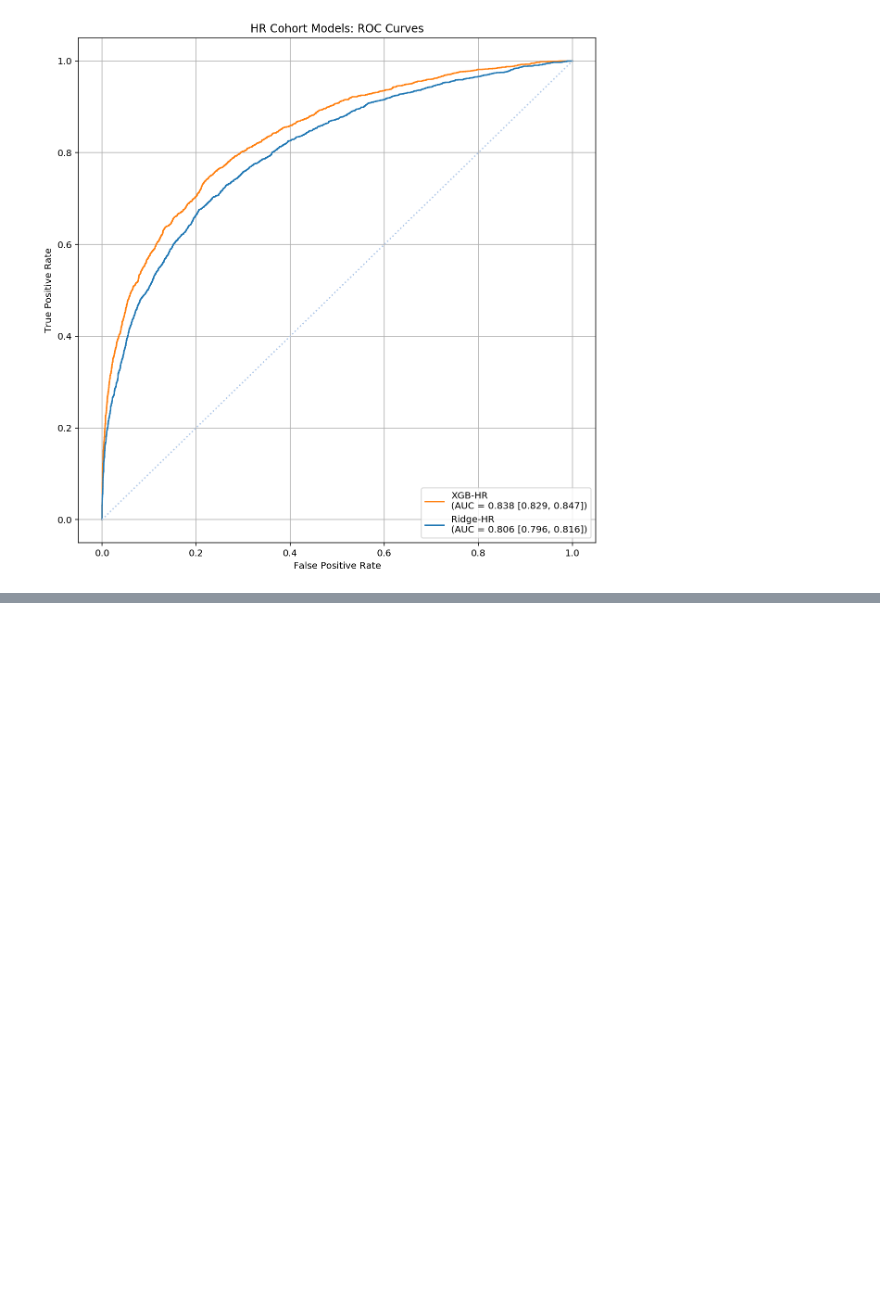
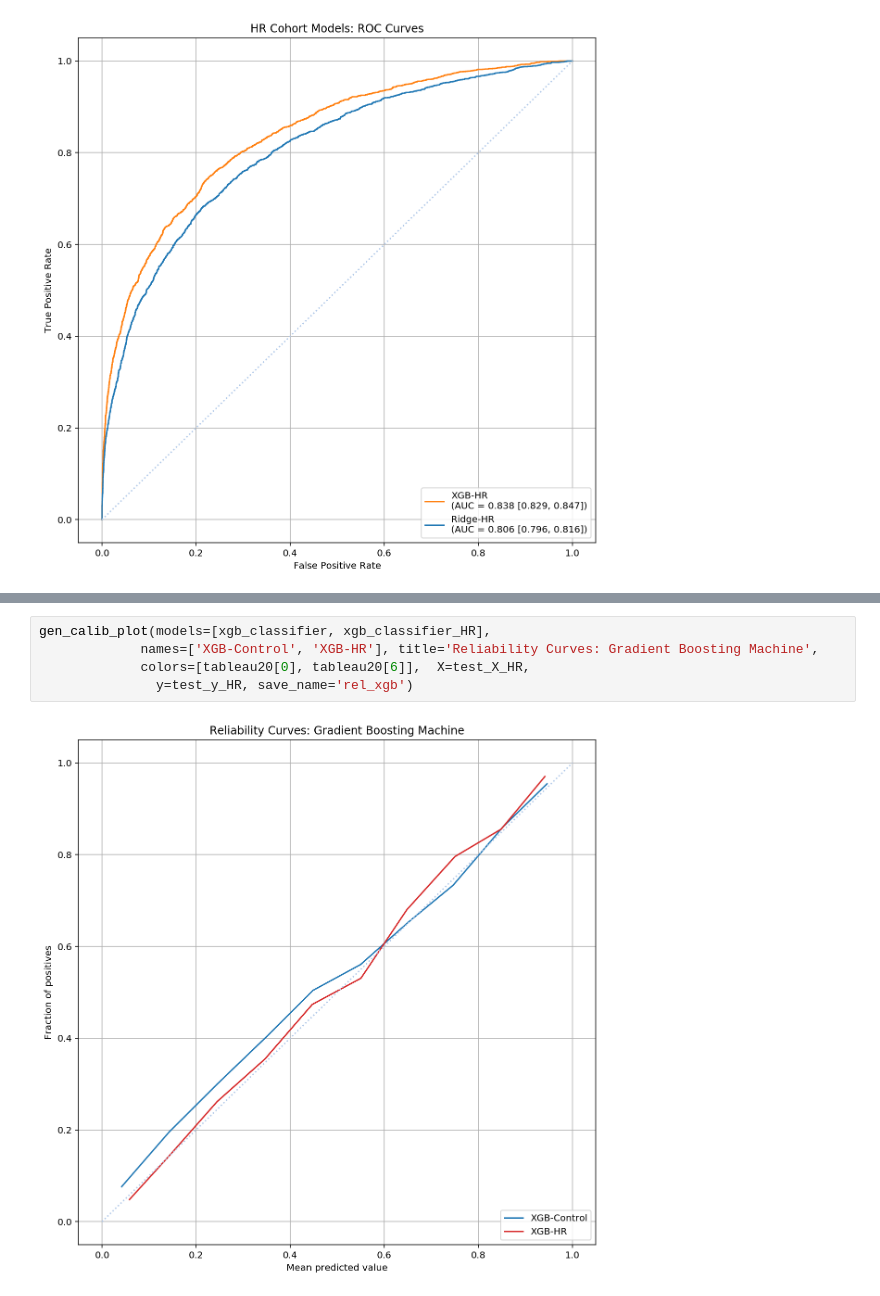
Before and after one commit to cosgriffc/calibrating-severity, a Jupyter notebook: modeling/model_metrics.ipynb, the cells around one changed output, grey strips where cells are left out. Drawn from its saved outputs; the diff is of its cells as text; blank space fills up the shorter version.

```diff
--- a/modeling/model_metrics.ipynb
+++ b/modeling/model_metrics.ipynb
@@ -94,0 +93,7 @@ gen_calib_plot(models=[xgb_classifier_HR, xgb_classifier, ridge_classifier_HR, r
+# %%
+gen_calib_plot(models=[xgb_classifier, xgb_classifier_HR],
+             names=['XGB-Control', 'XGB-HR'], title='Reliability Curves: Gradient Boosting Machine',
+             colors=[tableau20[0], tableau20[6]],  X=test_X_HR,
+               y=test_y_HR, save_name='rel_xgb')
+# %% [output]
+[figure, added]
```
Also changed, not shown: parts of 9 cells of this notebook, 3 other files.
